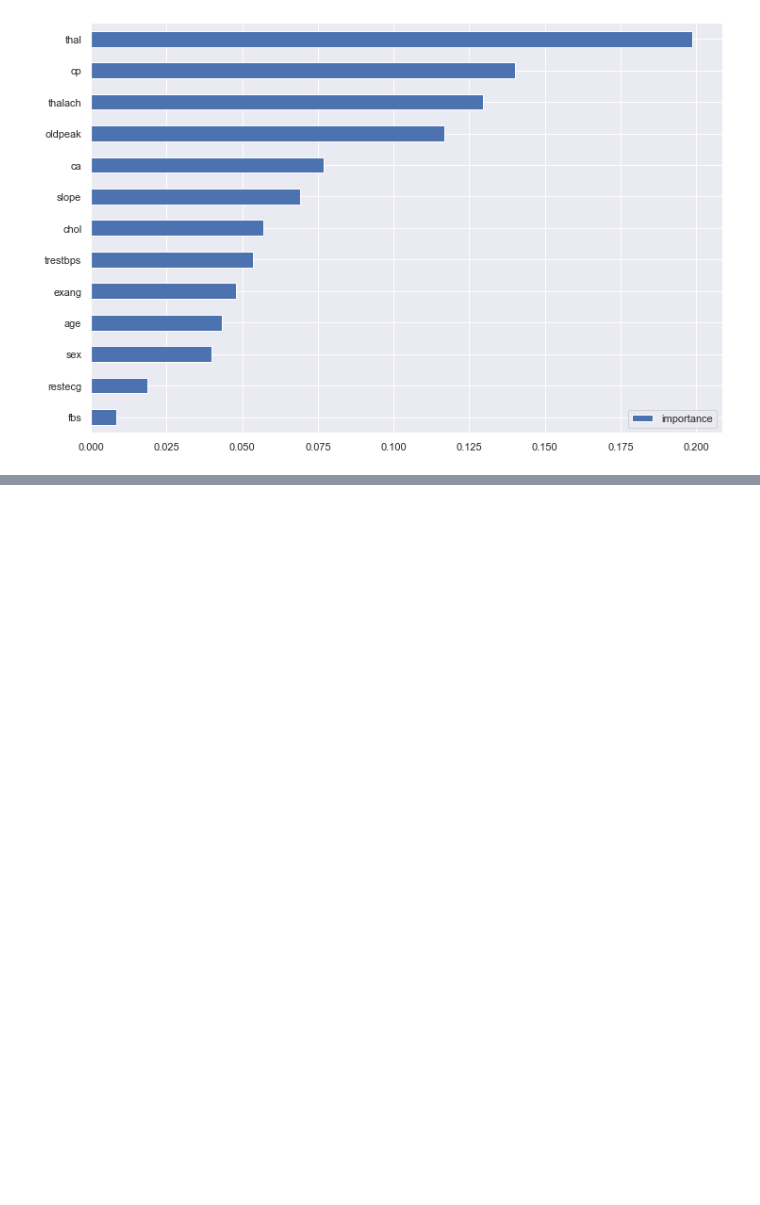
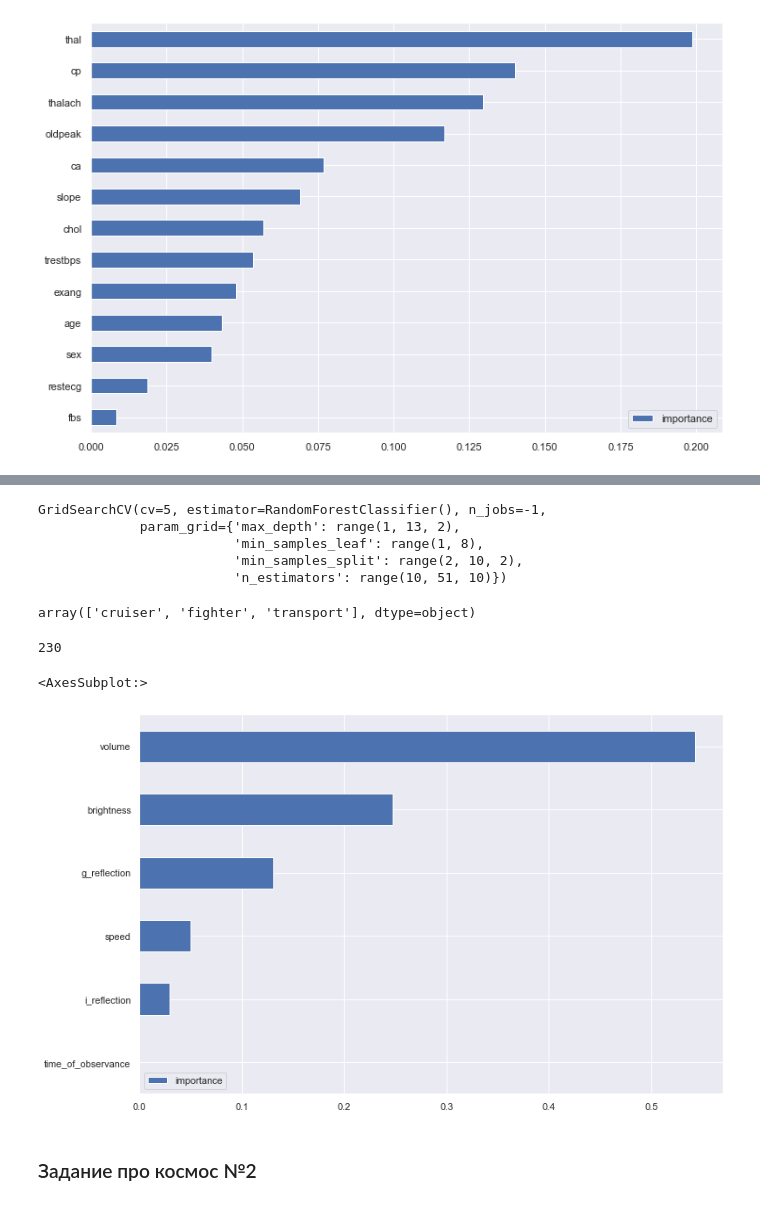
Before and after one commit to AndrewSalygin/ML_practice, a Jupyter notebook: ML.ipynb, the cells around one changed output, grey strips where cells are left out. Drawn from its saved outputs; the diff is of its cells as text; code cells hidden in the pictures; blank space fills up the shorter version.

```diff
--- a/ML.ipynb
+++ b/ML.ipynb
@@ -2571,0 +2668,17 @@ imp.sort_values('importance').plot(kind='barh', figsize=(12, 8))
+# %%
+parametrs = {'n_estimators': range(10, 30, 10),
+             'max_depth': range(1, 7),
+             'min_samples_leaf': range(1, 5),
+             'min_samples_split': range(1, 5)}
+# %%
+grid_search_cv_clf = GridSearchCV(rf, parametrs, n_jobs=-1, cv=5)
+# %%
+grid_search_cv_clf.fit(X_train, y_train)
+# %% [output]
+GridSearchCV(cv=5, estimator=RandomForestClassifier(), n_jobs=-1,
+             param_grid={'max_depth': range(1, 13, 2),
+                         'min_samples_leaf': range(1, 8),
+                         'min_samples_split': range(2, 10, 2),
+                         'n_estimators': range(10, 51, 10)})
+# %%
+best_rf = grid_search_cv_clf.best_estimator_
@@ -2571,0 +2687,17 @@ imp.sort_values('importance').plot(kind='barh', figsize=(12, 8))
+# %%
+prediction = best_rf.predict(test_army)
+np.unique(prediction)
+# %% [output]
+array(['cruiser', 'fighter', 'transport'], dtype=object)
+# %%
+np.count_nonzero(prediction == 'cruiser')
+# %% [output]
+230
+# %%
+imp = pd.DataFrame(best_rf.feature_importances_, index=X.columns, columns=['importance'])
+imp.sort_values('importance').plot(kind='barh', figsize=(12, 8))
+# %% [output]
+<AxesSubplot:>
+[figure, added]
+# %% [markdown]
+### Задание про космос №2
```
Also changed, not shown: parts of 74 cells of this notebook, 6 other files.
